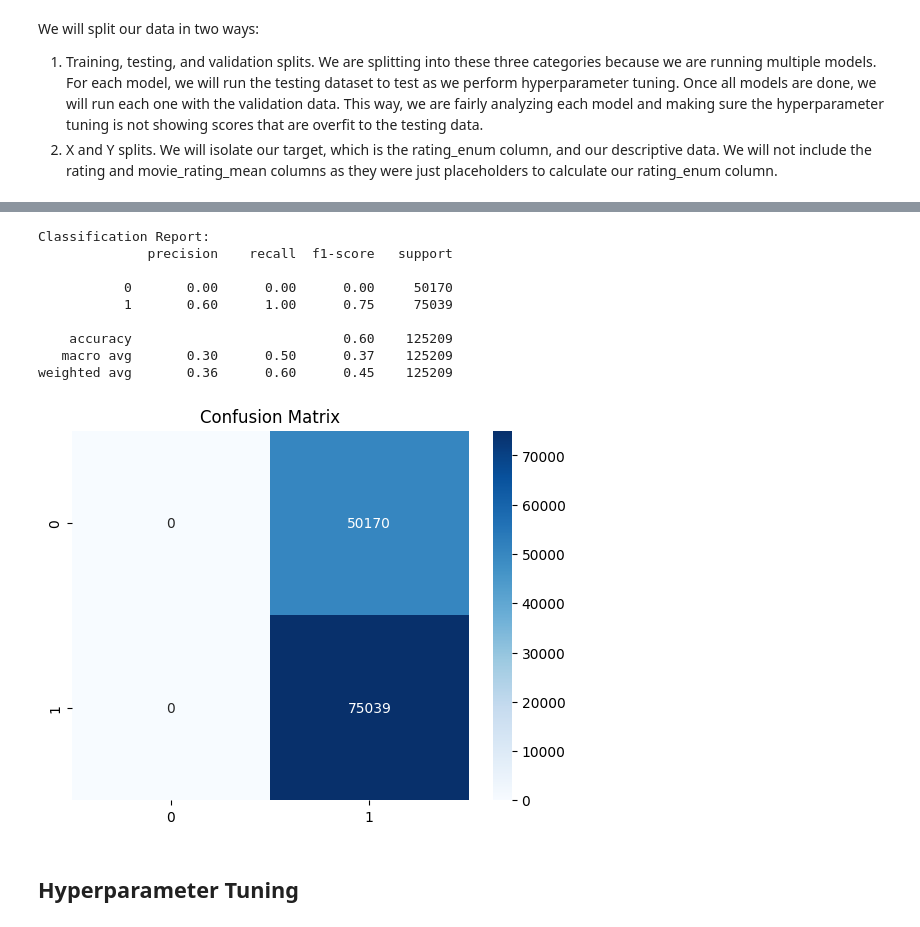
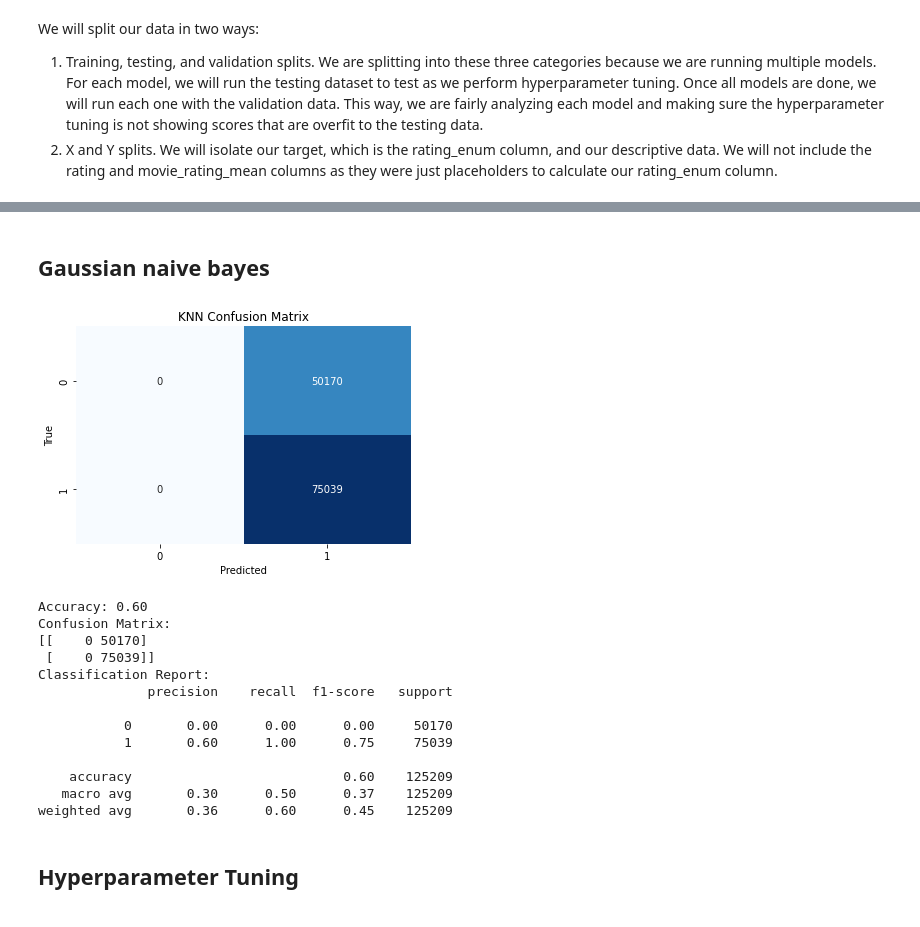
Before and after one commit to maliabarker/CS533-team-assignment, a Jupyter notebook: group-project.ipynb, the cells around one changed output, grey strips where cells are left out. Drawn from its saved outputs; the diff is of its cells as text; code cells hidden in the pictures.

Commit message:
trying out all models

```diff
--- a/group-project.ipynb
+++ b/group-project.ipynb
@@ -302,12 +378,3 @@ X_train, X_temp, y_train, y_temp = train_test_split(X, y, test_size=0.3, random_
 
 # Split the temporary data into testing and validation data (for final tests)
 X_test, X_val, y_test, y_val = train_test_split(X_temp, y_temp, test_size=0.5, random_state=42)
-# %%
-# Import GaussianNB from scikit-learn
-from sklearn.naive_bayes import GaussianNB
-
-# Instantiate GNB model
-gnb_no_tune = GaussianNB()
-
-# Fit GNB model to training data
-gnb_no_tune.fit(X_train, y_train)
@@ -349,25 +381,47 @@ print(cm)
-# %%
-#Classification Report
-class_report = classification_report(y_test, y_pred)
-print("Classification Report:")
-print(class_report)
-# %% [output]
-Classification Report:
-              precision    recall  f1-score   support
-
-           0       0.00      0.00      0.00     50170
-           1       0.60      1.00      0.75     75039
-
-    accuracy                           0.60    125209
-   macro avg       0.30      0.50      0.37    125209
-weighted avg       0.36      0.60      0.45    125209
-# %%
-# Create heatmap using Seaborn
-sns.heatmap(cm, annot=True, fmt='d', cmap='Blues')
-plt.title('Confusion Matrix')
-plt.show()
-# %% [output]
-[figure, removed]
+# %% [markdown]
+## Gaussian naive bayes
+# %%
+# Import GaussianNB from scikit-learn
+from sklearn.naive_bayes import GaussianNB
+
+# Instantiate GNB model
+GNB = GaussianNB()
+
+# Fit GNB model to training data
+GNB.fit(X_train, y_train)
+gnb_y_pred = GNB.predict(X_test)
+
+gnb_score = accuracy_score(y_test, gnb_y_pred)
+gnb_confusion = confusion_matrix(y_test, gnb_y_pred)
+gnb_class_report = classification_report(y_test, gnb_y_pred)
+
+
+sns.heatmap(gnb_confusion, annot=True, fmt="d", cmap="Blues", cbar=False, xticklabels=GNB.classes_, yticklabels=GNB.classes_)
+plt.xlabel('Predicted')
+plt.ylabel('True')
+plt.title('KNN Confusion Matrix')
+plt.show()
+
+print(f"Accuracy: {gnb_score:.2f}")
+print("Confusion Matrix:")
+print(gnb_confusion)
+print("Classification Report:")
+print(gnb_class_report)
+# %% [output]
+[figure, added]
+Accuracy: 0.60
+Confusion Matrix:
+[[    0 50170]
+ [    0 75039]]
+Classification Report:
+              precision    recall  f1-score   support
+
+           0       0.00      0.00      0.00     50170
+           1       0.60      1.00      0.75     75039
+
+    accuracy                           0.60    125209
+   macro avg       0.30      0.50      0.37    125209
+weighted avg       0.36      0.60      0.45    125209
 # %% [markdown]
 ## Hyperparameter Tuning
 # %%
```
Also changed, not shown: parts of 20 cells of this notebook.
